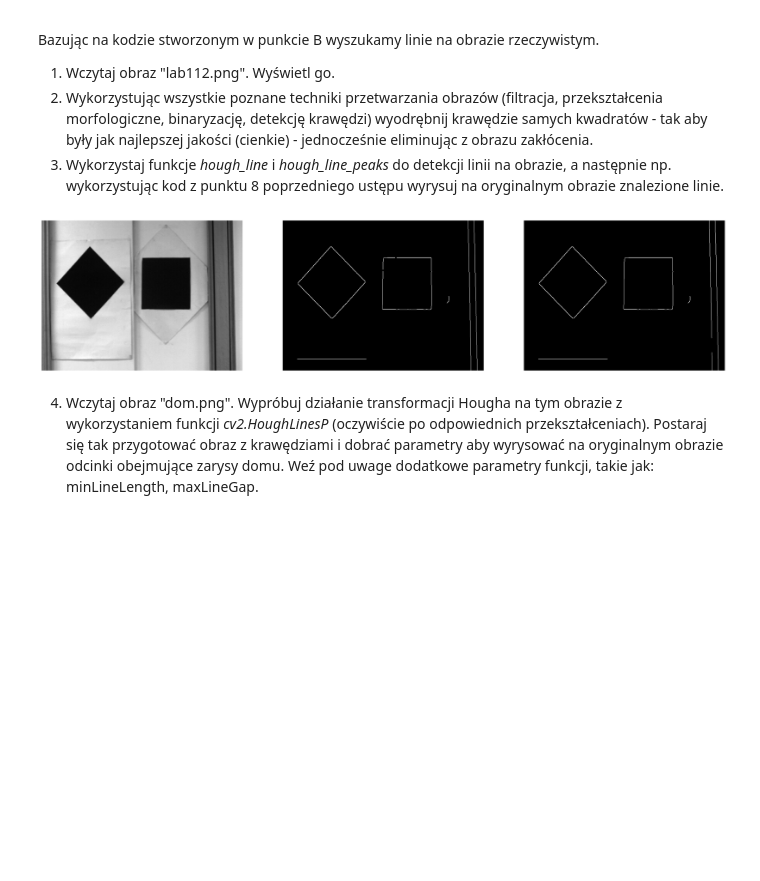
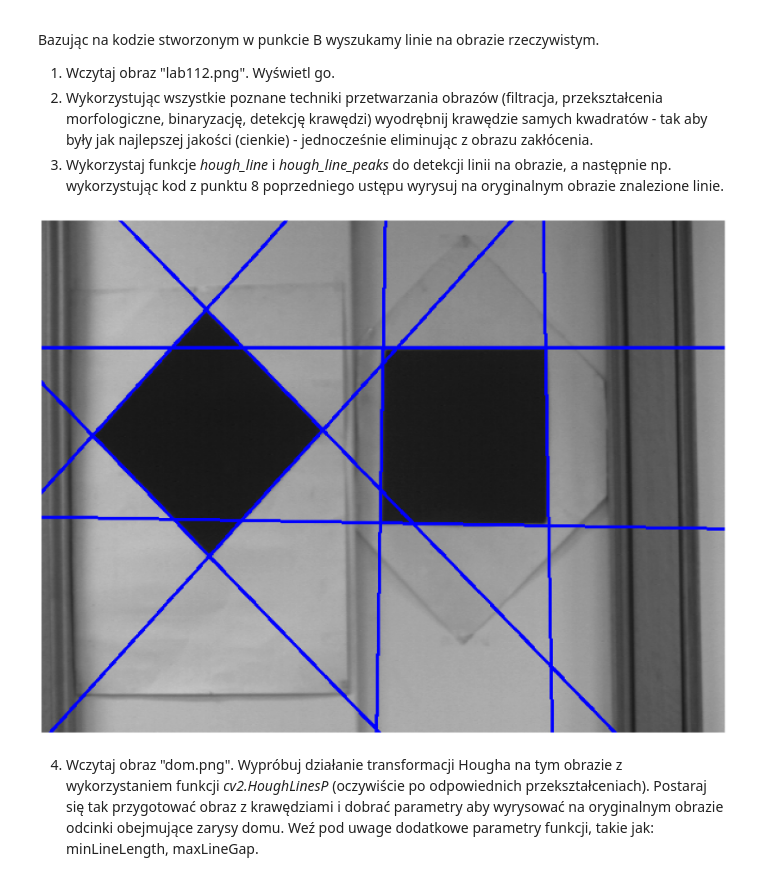
Before and after one commit to anetaap/Digital-Image-Processing, a Jupyter notebook: lab11/Hough.ipynb, the cells around one changed output. Cells and saved outputs as stored; diff of their text form; code cells hidden in the pictures; blank space fills up the shorter version.

```diff
--- a/lab11/Hough.ipynb
+++ b/lab11/Hough.ipynb
@@ -179,9 +179,10 @@ ax.imshow(h_kwadraty, 'gray') # gdzie H jest przestrzenią Hougha
 7. Istnieje też możliwość przeprowadzenia transformacji Hougha z użyciem biblioteki OpenCV. W bibliotece znajdują się dwie wersje funkcji wyszukującej linie proste - 'klasyczna' - _HoughLines_ oraz probabilistyczna _HoughLinesP_. Zadna z nich nie zwraca przestrzeni Hougha. Wynikiem działania pierwszej jest lista parametrów prostych (krotki zawierające rho, theta). Druga zwraca krotki 4-ro elementowe ze współrzędnymi końców odcinków wykorzystanych do wylicznia parametrów (czyli znalezienia prostej).
 8. Wyznacz linie obecne na obrazie za pomocą funkcji _HoughLines_. Wykryte linie wyrysuj na obrazie początkowym (UWAGA: wczytanym bez konwersji na graylevel). Do wyświetlania linii wykorzystaj przykładowy kod:
 # %%
-hough_lines =  cv2.HoughLines(canny_kwadraty, 1, np.pi/180, 60)
+hough_lines =  cv2.HoughLines(canny_kwadraty, 1, np.pi/180, 50)
 
-for rho, theta in hough_lines[0]:
+for line in hough_lines:
+    rho, theta = line[0]
     a = np.cos(theta)
     b = np.sin(theta)
     x0 = a*rho
@@ -195,9 +196,11 @@ for rho, theta in hough_lines[0]:
 9. Wyznacz odcinki obecne na obrazie za pomocą funkcji _HoughLinesP_. Wykryte odcinki wyrysuj na obrazie początkowym (UWAGA: wczytanym bez konwersji na graylevel).
 # %%
 kwadraty2 = cv2.imread("kwadraty.png")
-hough_lines_p =  cv2.HoughLinesP(canny_kwadraty, 1, np.pi/180, 60)
+hough_lines_p =  cv2.HoughLinesP(canny_kwadraty, 1, np.pi/180, 18, 20, 20)
+N = hough_lines_p.shape[0]
 
-for x1,y1,x2,y2 in hough_lines_p[0]:
-    cv2.line(kwadraty2, (x1, y1), (x2, y2),(0, 0, 255), 2)
+for i in range(0, N):
+    for x1,y1,x2,y2 in hough_lines_p[i]:
+        cv2.line(kwadraty2, (x1, y1), (x2, y2),(0, 0, 255), 2)
 plot([kwadraty, kwadraty2])
 # %% [output]
@@ -210,30 +213,27 @@ Bazując na kodzie stworzonym w punkcie B wyszukamy linie na obrazie rzeczywisty
    2. Wykorzystując wszystkie poznane techniki przetwarzania obrazów (filtracja, przekształcenia morfologiczne, binaryzację, detekcję krawędzi) wyodrębnij krawędzie samych kwadratów - tak aby były jak najlepszej jakości (cienkie) - jednocześnie eliminując z obrazu zakłócenia.
    3. Wykorzystaj funkcje *hough_line* i *hough_line_peaks* do detekcji linii na obrazie, a następnie np. wykorzystując kod z punktu 8 poprzedniego ustępu wyrysuj na oryginalnym obrazie znalezione linie.
 # %%
-lab112 = cv2.imread('lab112.png', cv2.IMREAD_GRAYSCALE)
-canny_lab112 = cv2.Canny(lab112, 120, 170, None, 3, 1)
-hough_lines_lab112 =  cv2.HoughLines(lab112, 1, np.pi/180, 60)
+lab112 = cv2.imread('lab112.png')
+blur = cv2.GaussianBlur(lab112, (3, 3), 0, 0, cv2.BORDER_DEFAULT)
+canny_lab112 = cv2.Canny(blur, 170, 200, None, 3, 1)
 
-for rho, theta in hough_lines_lab112[0]:
+hough_lines_lab112, theta, rho = hough_line(canny_lab112)
+peaks = hough_line_peaks(hough_lines_lab112, theta, rho)
+
+for theta, rho in zip(peaks[1], peaks[2]):
     a = np.cos(theta)
     b = np.sin(theta)
     x0 = a*rho
     y0 = b*rho
     x1 = int(x0 + 1000*(-b))
-    y1 = int(y0 + 1000*(a))
+    y1 = int(y0 + 1000 * a)
     x2 = int(x0 - 1000*(-b))
-    y2 = int(y0 - 1000*(a))
-    cv2.line(canny_lab112, (x1, y1), (x2, y2), (0, 255, 0), 2)
+    y2 = int(y0 - 1000 * a)
+    cv2.line(lab112, (x1, y1), (x2, y2), (0, 0, 255), 2)
 
-canny_lab112_2 = cv2.Canny(lab112, 120, 170, None, 3, 1)
-hough_lines_p_lab112_2 =  cv2.HoughLinesP(canny_lab112_2, 1, np.pi/180, 60)
-
-for x1,y1,x2,y2 in hough_lines_p_lab112_2[0]:
-    cv2.line(canny_lab112_2, (x1, y1), (x2, y2),(0, 0, 255), 2)
-
-plot([lab112, canny_lab112, canny_lab112_2])
+plot([lab112])
 # %% [output]
-[figure, old version]
+[figure, new version]
 # %% [markdown]
 4. Wczytaj obraz "dom.png". Wypróbuj działanie transformacji Hougha na tym obrazie z wykorzystaniem funkcji _cv2.HoughLinesP_  (oczywiście po odpowiednich przekształceniach). Postaraj się tak przygotować obraz z krawędziami i dobrać parametry aby wyrysować na oryginalnym obrazie odcinki obejmujące zarysy domu. Weź pod uwage dodatkowe parametry funkcji, takie jak:   minLineLength, maxLineGap.
 # %%
```
Also changed, not shown: parts of 2 cells of this notebook.
